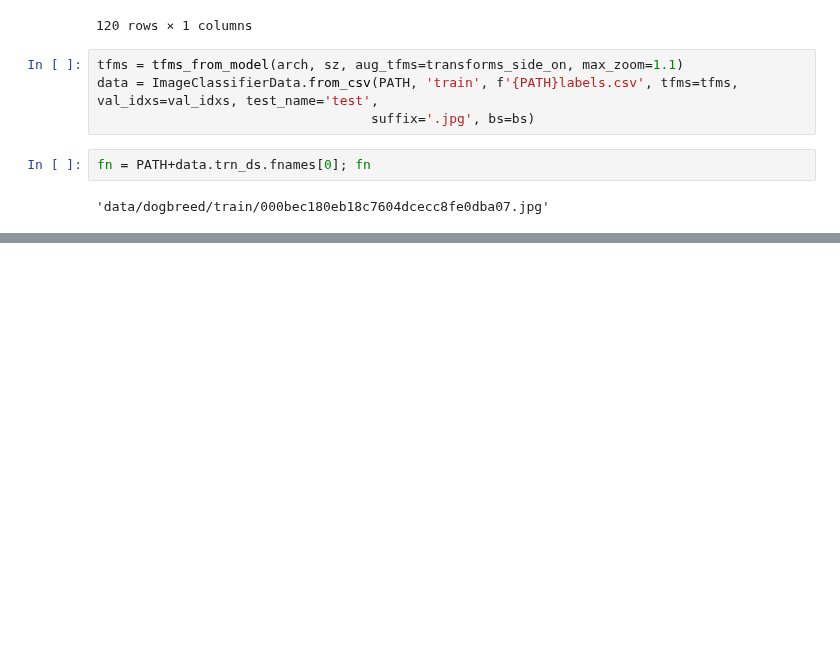
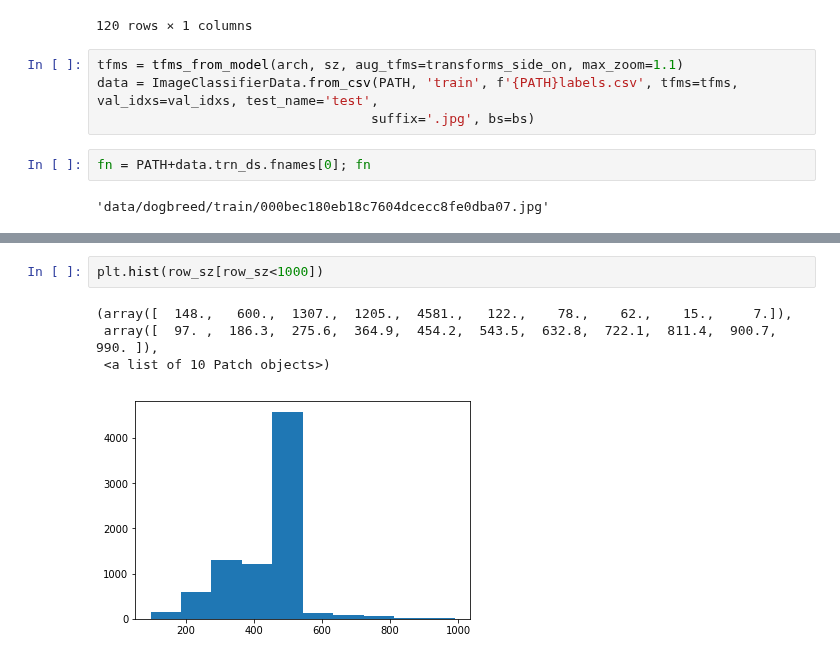
Before and after one commit to agoila/fastai, a Jupyter notebook: courses/dl1/Kaggle-dog-breed-classification.ipynb, the cells around one changed output, grey strips where cells are left out. Drawn from its saved outputs; the diff is of its cells as text; blank space fills up the shorter version.

```diff
--- a/courses/dl1/Kaggle-dog-breed-classification.ipynb
+++ b/courses/dl1/Kaggle-dog-breed-classification.ipynb
@@ -87,0 +110,7 @@ fn = PATH+data.trn_ds.fnames[0]; fn
+# %%
+plt.hist(row_sz[row_sz<1000])
+# %% [output]
+(array([  148.,   600.,  1307.,  1205.,  4581.,   122.,    78.,    62.,    15.,     7.]),
+ array([  97. ,  186.3,  275.6,  364.9,  454.2,  543.5,  632.8,  722.1,  811.4,  900.7,  990. ]),
+ <a list of 10 Patch objects>)
+[figure, added]
```
Also changed, not shown: parts of 36 cells of this notebook, 1 other file.
